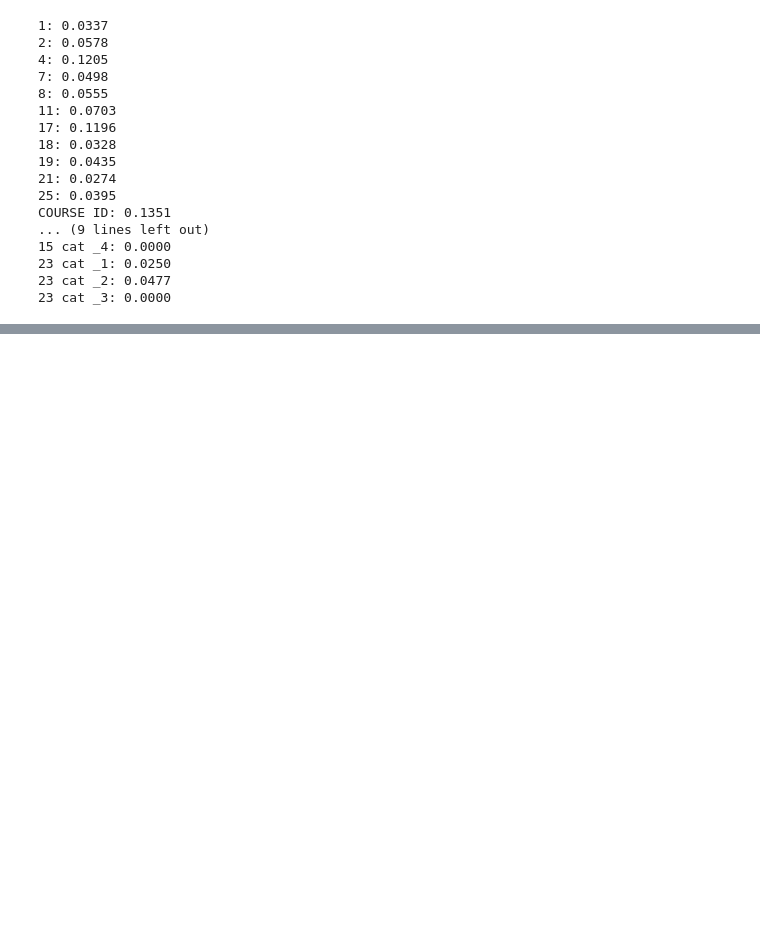
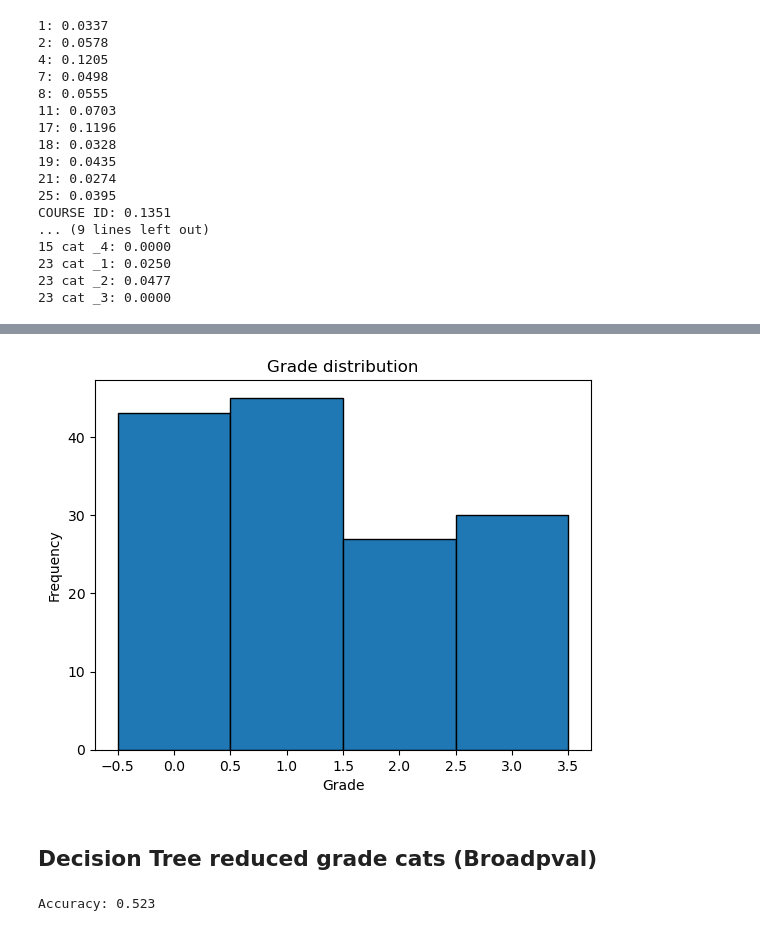
Before and after one commit to milooranm/TraditionalvsCausalAnalytics, a Jupyter notebook: Students.ipynb, the cells around one changed output, grey strips where cells are left out. Cells and saved outputs as stored; diff of their text form; code cells hidden in the pictures; blank space fills up the shorter version.

```diff
--- a/Students.ipynb
+++ b/Students.ipynb
@@ -712,0 +764,27 @@ Standard Deviation: 0.07031029380514625
+# %%
+pval_encoded["grade4band"] =pval_encoded["GRADE"].replace({1:0, 2:1, 3:1, 4:2, 5:2, 6:3, 7:3})
+# %%
+# plot new grade distribution
+plt.hist(pval_encoded["grade4band"], bins=[-0.5, 0.5, 1.5, 2.5, 3.5], edgecolor='black')
+plt.xlabel('Grade')
+plt.ylabel('Frequency')
+plt.title('Grade distribution')
+plt.show()
+# %% [output]
+[figure, added]
+# %% [markdown]
+## Decision Tree reduced grade cats (Broadpval)
+# %%
+X = pval_encoded.drop(columns=['GRADE', 'grade4band'])
+y = pval_encoded["grade4band"]
+
+X_train, X_test, y_train, y_test = train_test_split(X, y, test_size=0.30, random_state=1)
+
+DTC = DecisionTreeClassifier(random_state=0)
+DTC.fit(X_train, y_train)
+y_pred = DTC.predict(X_test)
+
+accuracy = accuracy_score(y_test, y_pred)
+print(f"Accuracy: {accuracy:.3f}")
+# %% [output]
+Accuracy: 0.523
```
Also changed, not shown: parts of 55 cells of this notebook.
